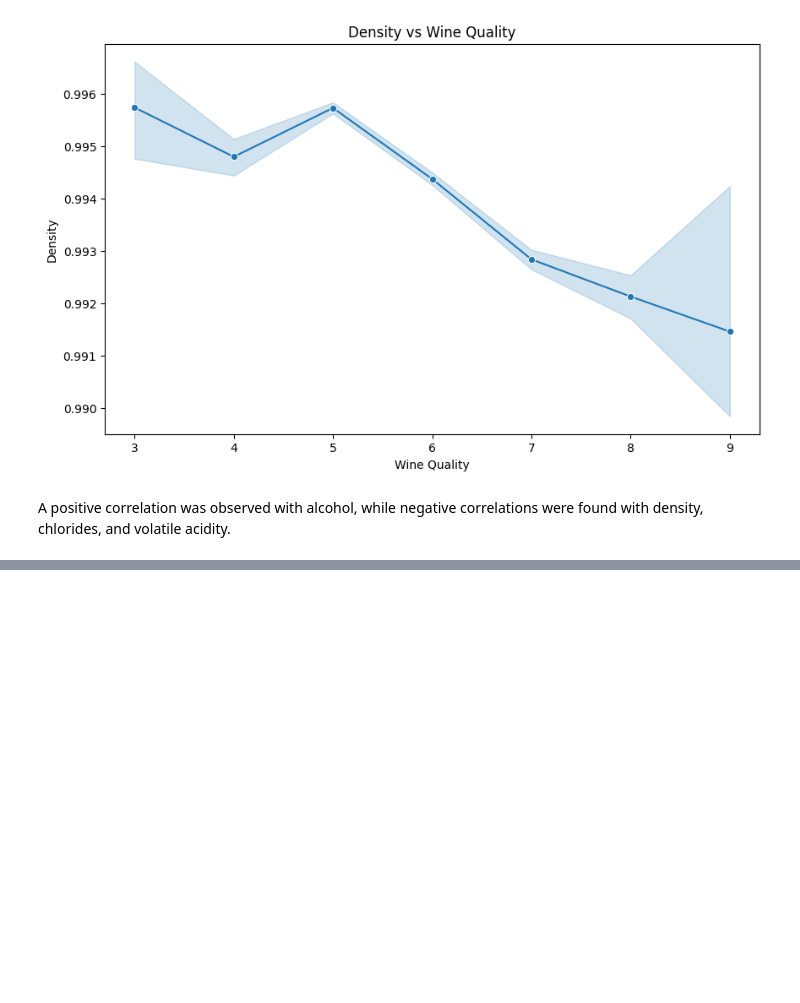
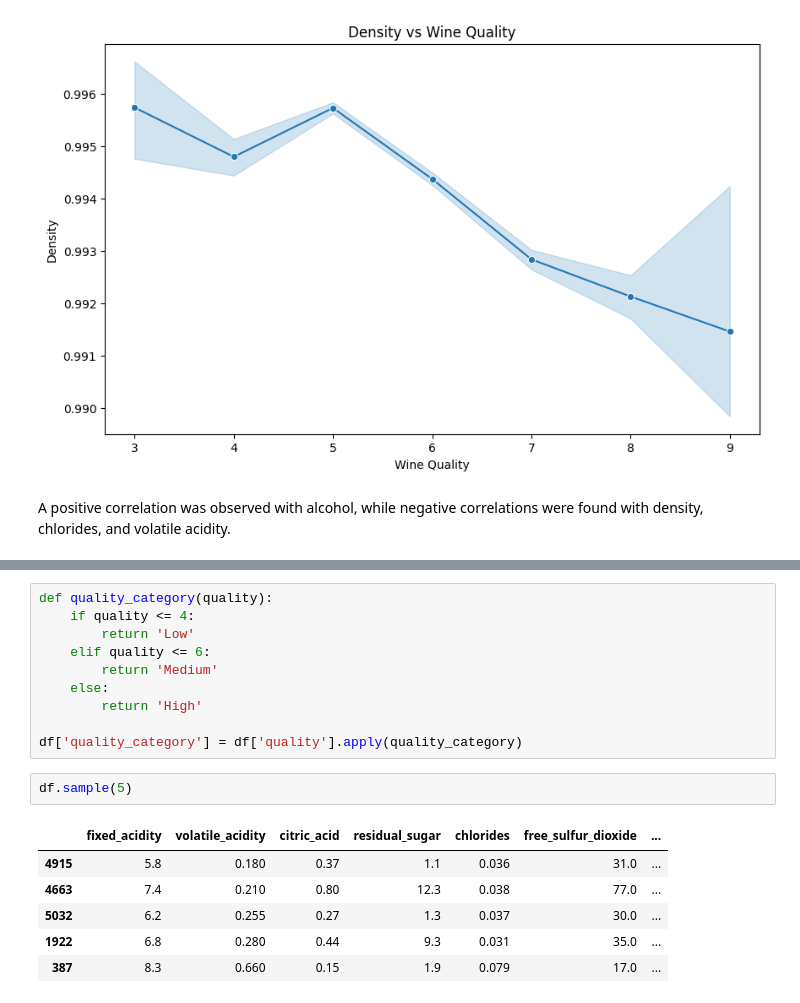
Before and after one commit to DenizBerkDemirag/wine-quality, a Jupyter notebook: eda_analysis.ipynb, the cells around one changed output, grey strips where cells are left out. Saved outputs shown, nothing was run; the diff lists cells and outputs as text; blank space fills up the shorter version.

```diff
--- a/eda_analysis.ipynb
+++ b/eda_analysis.ipynb
@@ -244,0 +266,19 @@ A positive correlation was observed with alcohol, while negative correlations we
+# %%
+def quality_category(quality):
+    if quality <= 4:
+        return 'Low'
+    elif quality <= 6:
+        return 'Medium'
+    else:
+        return 'High'
+
+df['quality_category'] = df['quality'].apply(quality_category)
+# %%
+df.sample(5)
+# %% [output]
+|  | fixed_acidity | volatile_acidity | citric_acid | residual_sugar | chlorides | free_sulfur_dioxide | ... |
+| 4915 | 5.8 | 0.180 | 0.37 | 1.1 | 0.036 | 31.0 | ... |
+| 4663 | 7.4 | 0.210 | 0.80 | 12.3 | 0.038 | 77.0 | ... |
+| 5032 | 6.2 | 0.255 | 0.27 | 1.3 | 0.037 | 30.0 | ... |
+| 1922 | 6.8 | 0.280 | 0.44 | 9.3 | 0.031 | 35.0 | ... |
+| 387 | 8.3 | 0.660 | 0.15 | 1.9 | 0.079 | 17.0 | ... |
```
Also changed, not shown: parts of 8 cells of this notebook.
